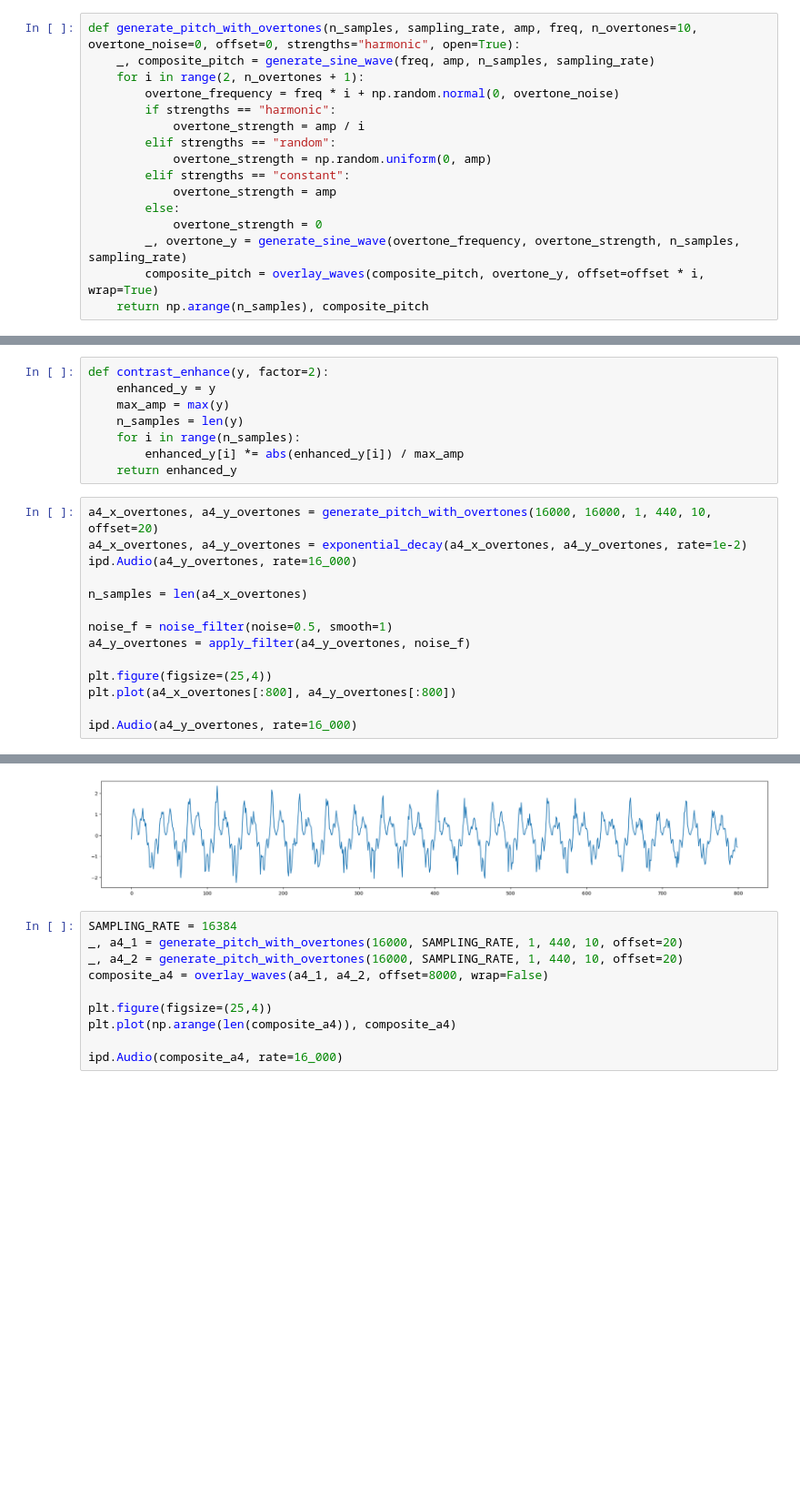
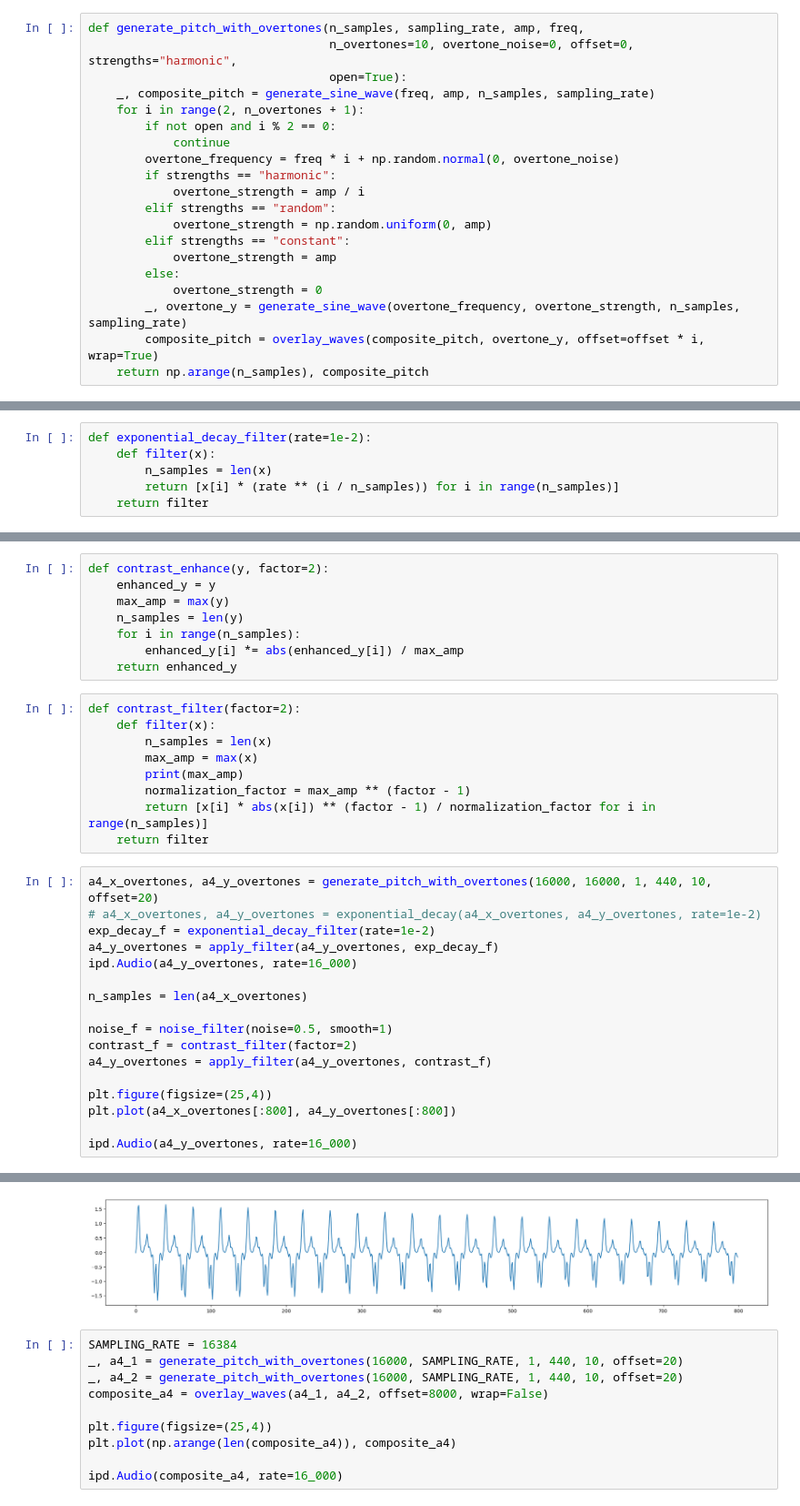
Before and after one commit to NDC227/IntroComputerMusic, a Jupyter notebook: sound_processing.ipynb, the cells around one changed output, grey strips where cells are left out. Shown at 91% size. Saved outputs shown, nothing was run; the diff lists cells and outputs as text; blank space fills up the shorter version.

Commit message:
converted all filters, add closed pipe

```diff
--- a/sound_processing.ipynb
+++ b/sound_processing.ipynb
@@ -34,9 +34,13 @@ def overlay_waves(y1, y2, offset=0, wrap=False):
 
     return composite_y
 # %%
-def generate_pitch_with_overtones(n_samples, sampling_rate, amp, freq, n_overtones=10, overtone_noise=0, offset=0, strengths="harmonic", open=True):
+def generate_pitch_with_overtones(n_samples, sampling_rate, amp, freq,
+                                  n_overtones=10, overtone_noise=0, offset=0, strengths="harmonic",
+                                  open=True):
     _, composite_pitch = generate_sine_wave(freq, amp, n_samples, sampling_rate)
     for i in range(2, n_overtones + 1):
+        if not open and i % 2 == 0:
+            continue
         overtone_frequency = freq * i + np.random.normal(0, overtone_noise)
         if strengths == "harmonic":
             overtone_strength = amp / i
@@ -82,3 +79,9 @@ ipd.Audio(a4_y_decay, rate=16_000)
+# %%
+def exponential_decay_filter(rate=1e-2):
+    def filter(x):
+        n_samples = len(x)
+        return [x[i] * (rate ** (i / n_samples)) for i in range(n_samples)]
+    return filter
 # %%
 def noiseMultiplier(n_nodes, noise=0.1, dist="uniform"):
     if dist == "normal":
@@ -143,15 +146,27 @@ def contrast_enhance(y, factor=2):
     for i in range(n_samples):
         enhanced_y[i] *= abs(enhanced_y[i]) / max_amp
     return enhanced_y
+# %%
+def contrast_filter(factor=2):
+    def filter(x):
+        n_samples = len(x)
+        max_amp = max(x)
+        print(max_amp)
+        normalization_factor = max_amp ** (factor - 1)
+        return [x[i] * abs(x[i]) ** (factor - 1) / normalization_factor for i in range(n_samples)]
+    return filter
 # %%
 a4_x_overtones, a4_y_overtones = generate_pitch_with_overtones(16000, 16000, 1, 440, 10, offset=20)
-a4_x_overtones, a4_y_overtones = exponential_decay(a4_x_overtones, a4_y_overtones, rate=1e-2)
+# a4_x_overtones, a4_y_overtones = exponential_decay(a4_x_overtones, a4_y_overtones, rate=1e-2)
+exp_decay_f = exponential_decay_filter(rate=1e-2)
+a4_y_overtones = apply_filter(a4_y_overtones, exp_decay_f)
 ipd.Audio(a4_y_overtones, rate=16_000)
 
 n_samples = len(a4_x_overtones)
 
 noise_f = noise_filter(noise=0.5, smooth=1)
-a4_y_overtones = apply_filter(a4_y_overtones, noise_f)
+contrast_f = contrast_filter(factor=2)
+a4_y_overtones = apply_filter(a4_y_overtones, contrast_f)
 
 plt.figure(figsize=(25,4))
 plt.plot(a4_x_overtones[:800], a4_y_overtones[:800])
@@ -161,5 +177,5 @@ ipd.Audio(a4_y_overtones, rate=16_000)
 [interactive output not drawn]
-[figure, old version]
+[figure, new version]
 # %%
 SAMPLING_RATE = 16384
 _, a4_1 = generate_pitch_with_overtones(16000, SAMPLING_RATE, 1, 440, 10, offset=20)
```
Also changed, not shown: parts of 7 cells of this notebook.
